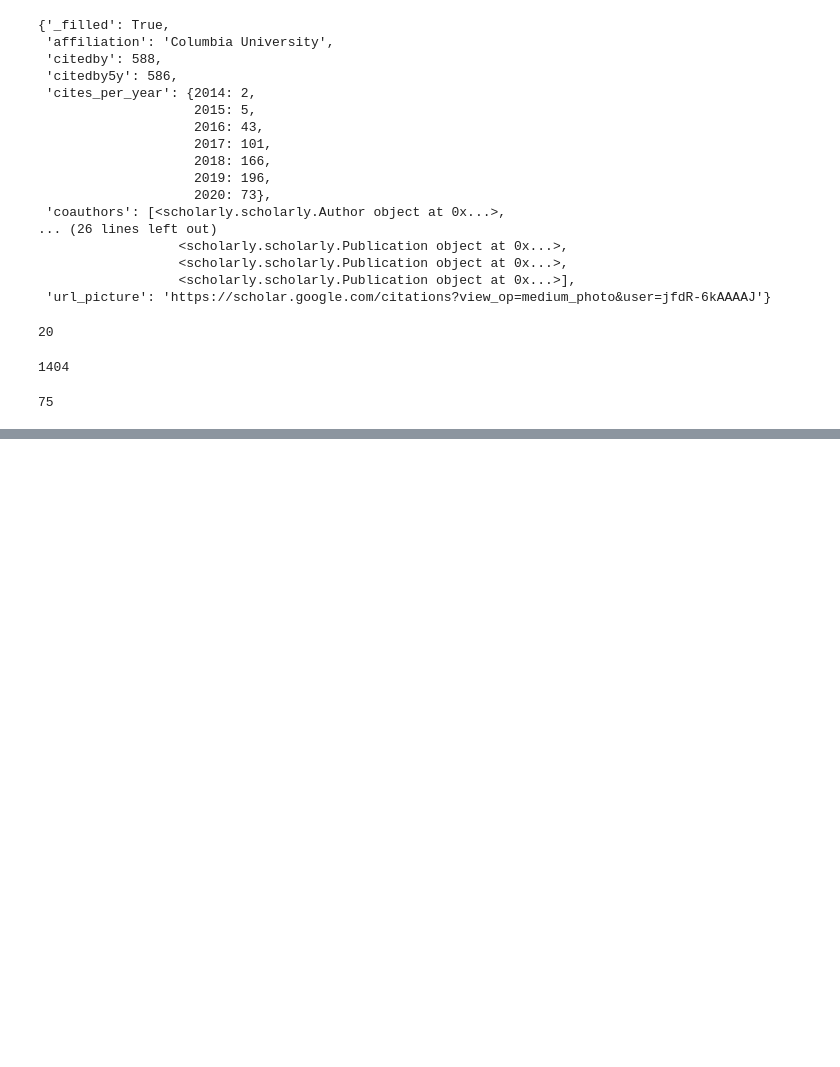
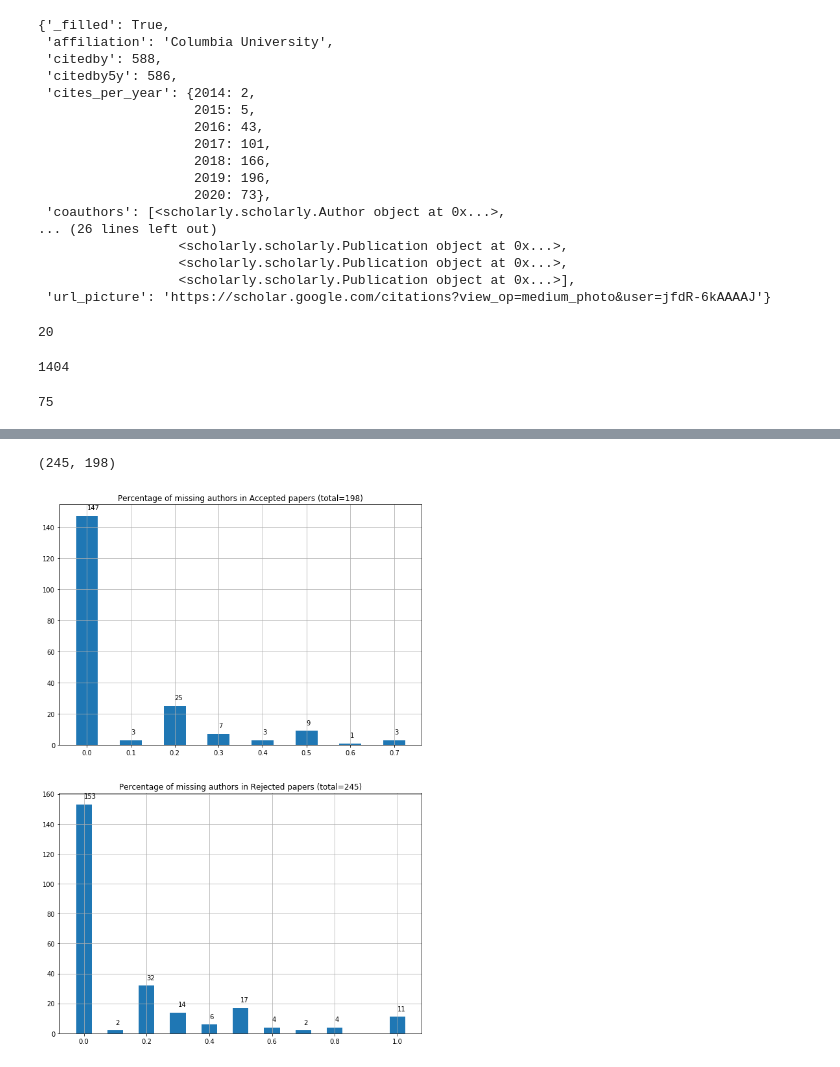
Before and after one commit to shruti-singh/PaperAcceptancePrediction, a Jupyter notebook: shruti/mag_data_extraction/DisambiguateGSAuthors.ipynb, the cells around one changed output, grey strips where cells are left out. Cells and saved outputs as stored; diff of their text form; code cells hidden in the pictures; blank space fills up the shorter version.

Commit message:
stats for rejected papers authors

```diff
--- a/shruti/mag_data_extraction/DisambiguateGSAuthors.ipynb
+++ b/shruti/mag_data_extraction/DisambiguateGSAuthors.ipynb
@@ -508,3 +509,6 @@ len(all_authors_gs)
 len(all_authors_gs["Xiao Liu"])
 # %% [output]
 75
+# %%
+with open("GS_augmented_2017_iclr.pickle", "rb") as f:
+    t = pickle.load(f)
@@ -510,0 +525,5 @@ len(all_authors_gs["Xiao Liu"])
+# %%
+count = defaultdict(int)
+for k, v in t.items():
+    sub = len(v["authors"])-len(v["cit_count_gs"])
+    count[v["label"]] += sub
@@ -510,0 +538,10 @@ len(all_authors_gs["Xiao Liu"])
+# %%
+count_hist = defaultdict(list)
+
+for k, v in t.items():
+    sub = len(v["authors"])-len(v["cit_count_gs"])
+    count_hist[v["label"]].append(round(sub/len(v["authors"]), 1))
+# %%
+acc_counter = Counter(count_hist["Accept"])
+rej_counter = Counter(count_hist["Reject"])
+acc_counter, rej_counter
@@ -510,0 +560,36 @@ len(all_authors_gs["Xiao Liu"])
+# %%
+# All accepted (198) and rejected (245) counted
+len(count_hist["Reject"]), len(count_hist["Accept"])
+# %% [output]
+(245, 198)
+# %%
+f, (ax1, ax2) = plt.subplots(2, 1, figsize=(10, 15))
+
+# Accepted papers
+x1 = []
+y1 = []
+for k, v in acc_counter.items():
+    x1.append(k)
+    y1.append(v)
+ax1.bar(x1, y1, 0.05)
+for index,d in enumerate(y1):
+    ax1.text(x=x1[index], y=d+4, s="{0:g}".format(d),fontdict=dict(fontsize=10))
+ax1.set_title("Percentage of missing authors in Accepted papers (total=198)")
+ax1.grid()
+
+# # Rejected Papers
+x1 = []
+y1 = []
+for k, v in rej_counter.items():
+    x1.append(k)
+    y1.append(v)
+ax2.bar(x1, y1, 0.05)
+for index,d in enumerate(y1):
+    ax2.text(x=x1[index], y=d+4, s="{0:g}".format(d),fontdict=dict(fontsize=10))
+ax2.set_title("Percentage of missing authors in Rejected papers (total=245)")
+ax2.grid()
+
+plt.savefig("../images/Paper_authors_missing_wrt_acceptance.png")
+plt.show()
+# %% [output]
+[figure, added]
```
Also changed, not shown: parts of 5 cells of this notebook.
